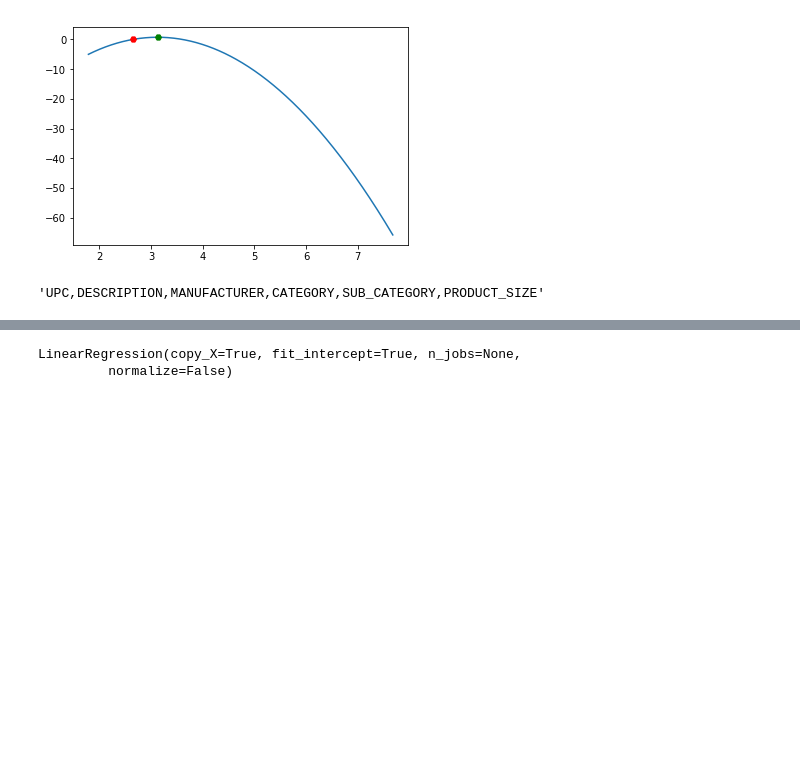
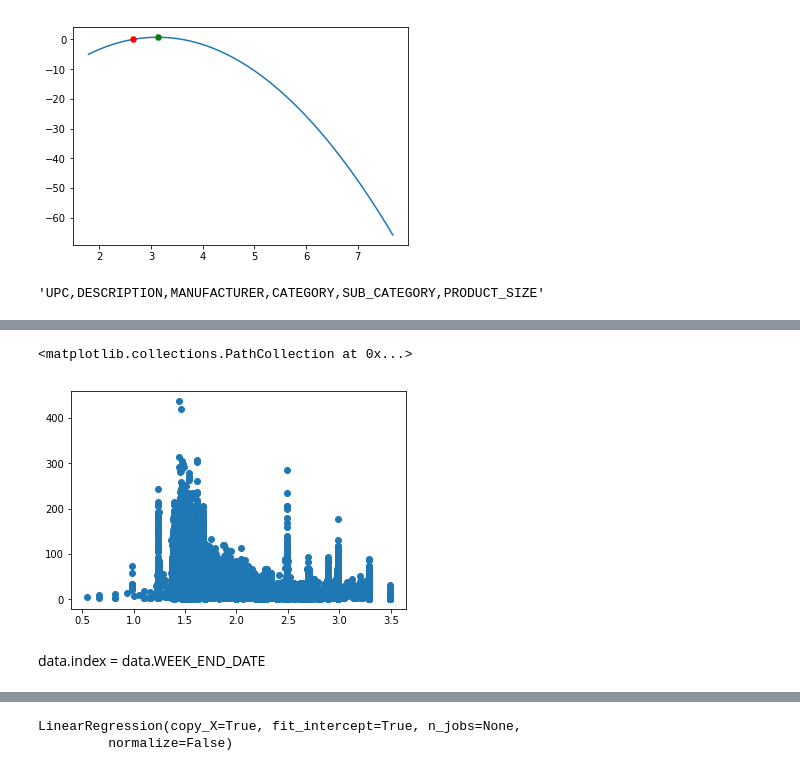
Before and after one commit to olksndrmarchenko/gal_test, a Jupyter notebook: Data overview.ipynb, the cells around one changed output, grey strips where cells are left out. Cells and saved outputs as stored; diff of their text form; code cells hidden in the pictures; blank space fills up the shorter version.

```diff
--- a/Data overview.ipynb
+++ b/Data overview.ipynb
@@ -299,5 +330,7 @@ array(['BAG SNACKS', 'ORAL HYGIENE PRODUCTS'], dtype=object)
+# %%
+unique_states = df.ADDRESS_STATE_PROV_CODE.unique()
 # %%
-data = df[(df.STORE_NUM == unique_stores[22]) & (df.CATEGORY == 'BAG SNACKS')]
+data = df[(df.ADDRESS_STATE_PROV_CODE == unique_states[0]) & (df.CATEGORY == 'BAG SNACKS')]
 # %%
 
 data.shape
@@ -306,3 +339,12 @@ data.shape
+# %%
+data = data.rename(index = str, columns={'PRICE': 'base_price', 'BASE_PRICE': 'price'})
+# %%
+data['SPEND'] = data['price'] * data['UNITS']
+# %%
+plt.scatter(data.price, data.UNITS)
+# %% [output]
+<matplotlib.collections.PathCollection at 0x...>
+[figure, added]
 # %%
 data = data.rename(index = str, columns={'PRICE': 'base_price', 'BASE_PRICE': 'price'})
 # %%
@@ -311,3 +353,5 @@ data = data.drop('SPEND', axis = 1)
 data['SPEND'] = data['price'] * data['UNITS']
 # %%
 data.WEEK_END_DATE = pd.to_datetime(data.WEEK_END_DATE)
+# %% [markdown]
+data.index = data.WEEK_END_DATE
```
Also changed, not shown: parts of 46 cells of this notebook.
